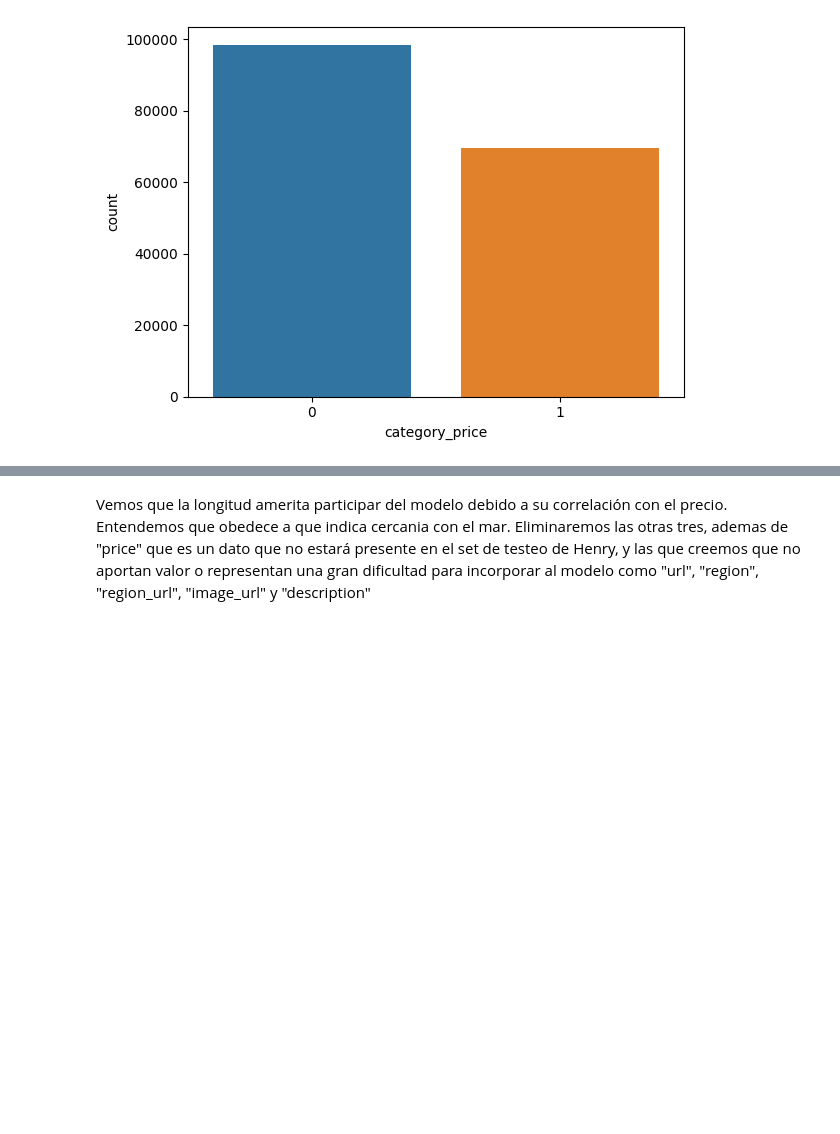
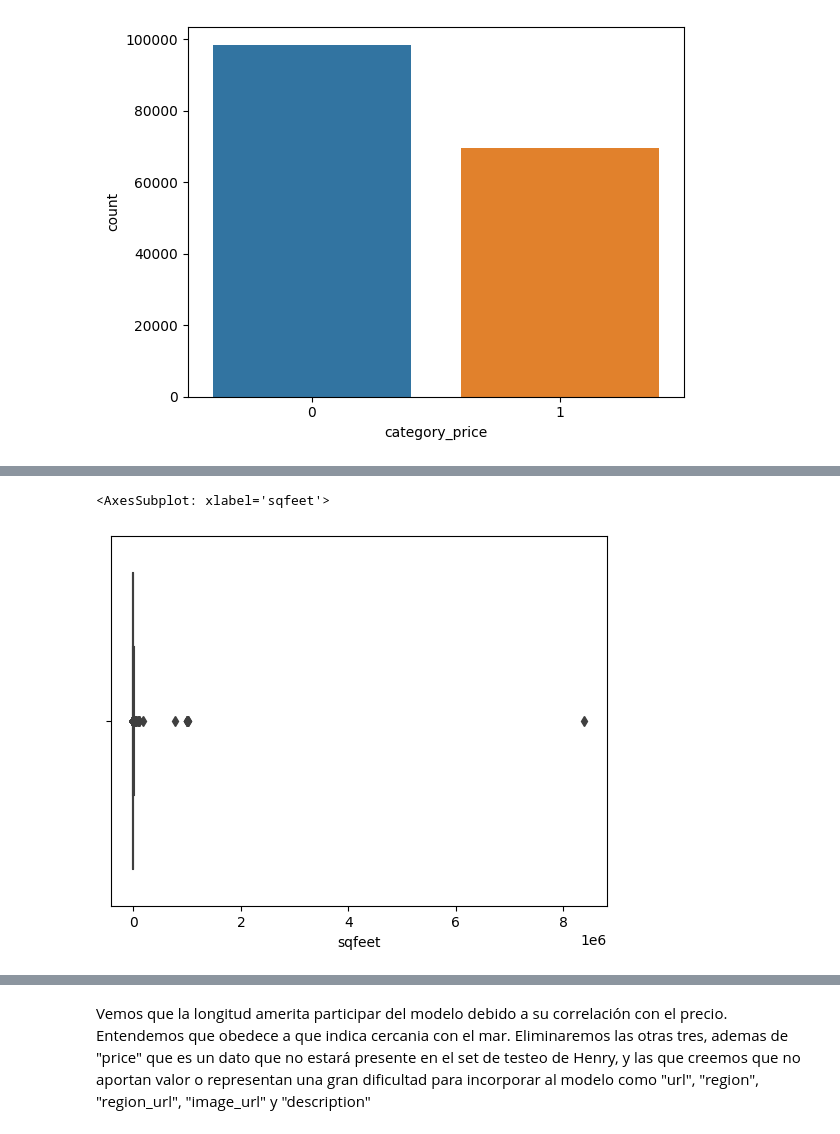
Before and after one commit to adelgerbo/Proyecto-Individual-Henry-II, a Jupyter notebook: machinelearning.ipynb, the cells around one changed output, grey strips where cells are left out. Cells and saved outputs as stored; diff of their text form; code cells hidden in the pictures; blank space fills up the shorter version.

```diff
--- a/machinelearning.ipynb
+++ b/machinelearning.ipynb
@@ -192,0 +263,6 @@ Vamos a analizar ahora cada columna en particular, pero antes eliminaremos aquel
+# %%
+# Graficamos
+sns.boxplot(x="sqfeet", data=inmuebles)
+# %% [output]
+<AxesSubplot: xlabel='sqfeet'>
+[figure, added]
```
Also changed, not shown: parts of 54 cells of this notebook.
